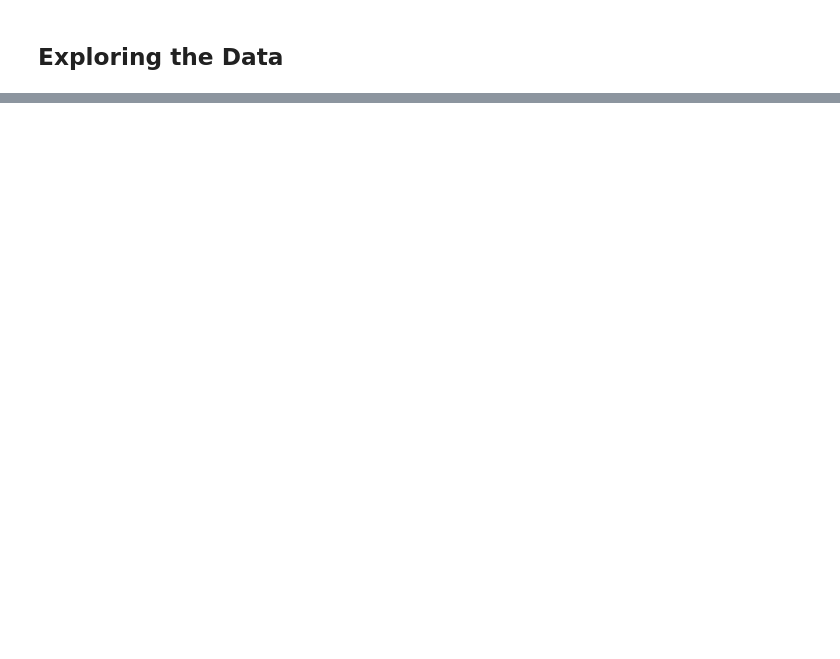
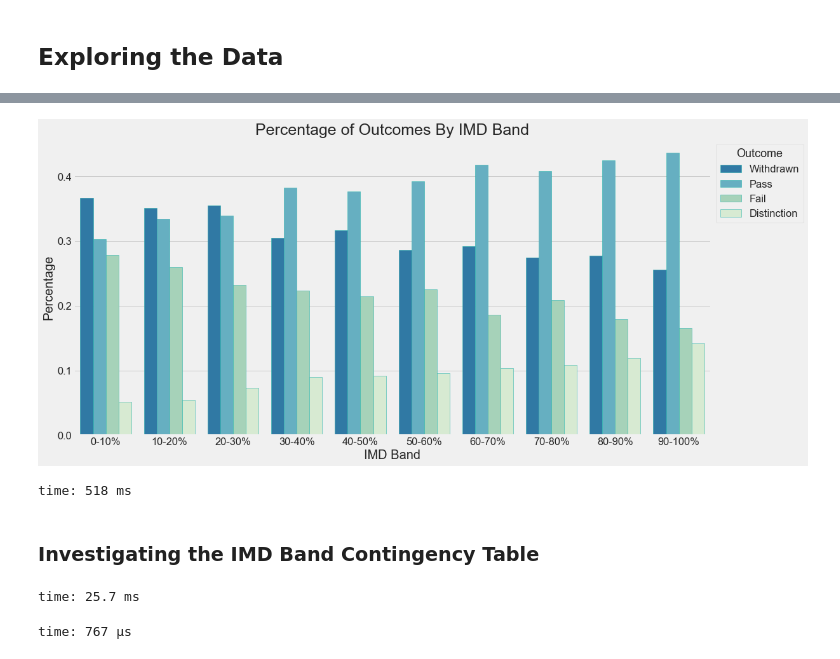
Before and after one commit to jeffreyhwatson/online_outcomes, a Jupyter notebook: notebooks/report/report.ipynb, the cells around one changed output, grey strips where cells are left out. Drawn from its saved outputs; the diff is of its cells as text; code cells hidden in the pictures; blank space fills up the shorter version.

```diff
--- a/notebooks/report/report.ipynb
+++ b/notebooks/report/report.ipynb
@@ -55,0 +206,17 @@ time: 532 µs
+# %%
+v.outcomes_imd(student_info, 'outcomes_imd')
+# %% [output]
+[figure, added]
+time: 518 ms
+# %% [markdown]
+### Investigating the IMD Band Contingency Table
+# %%
+# creating a contingency table
+tabs = pd.crosstab(student_info.imd_band, student_info.final_result)
+# %% [output]
+time: 25.7 ms
+# %%
+# creating a statsmodels table object
+table = sm.stats.Table(tabs)
+# %% [output]
+time: 767 µs
```
Also changed, not shown: parts of 121 cells of this notebook, 14 other files.
